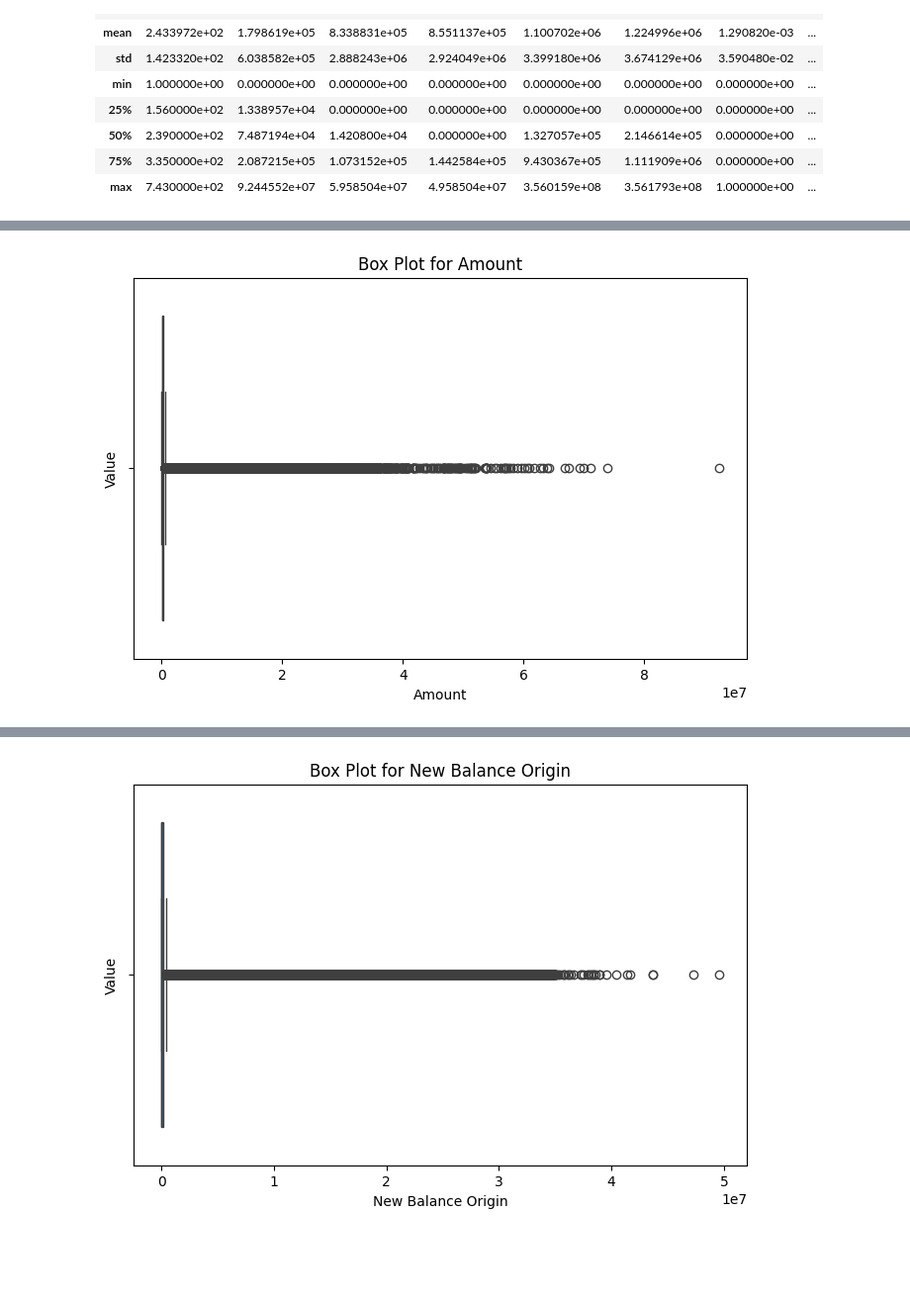
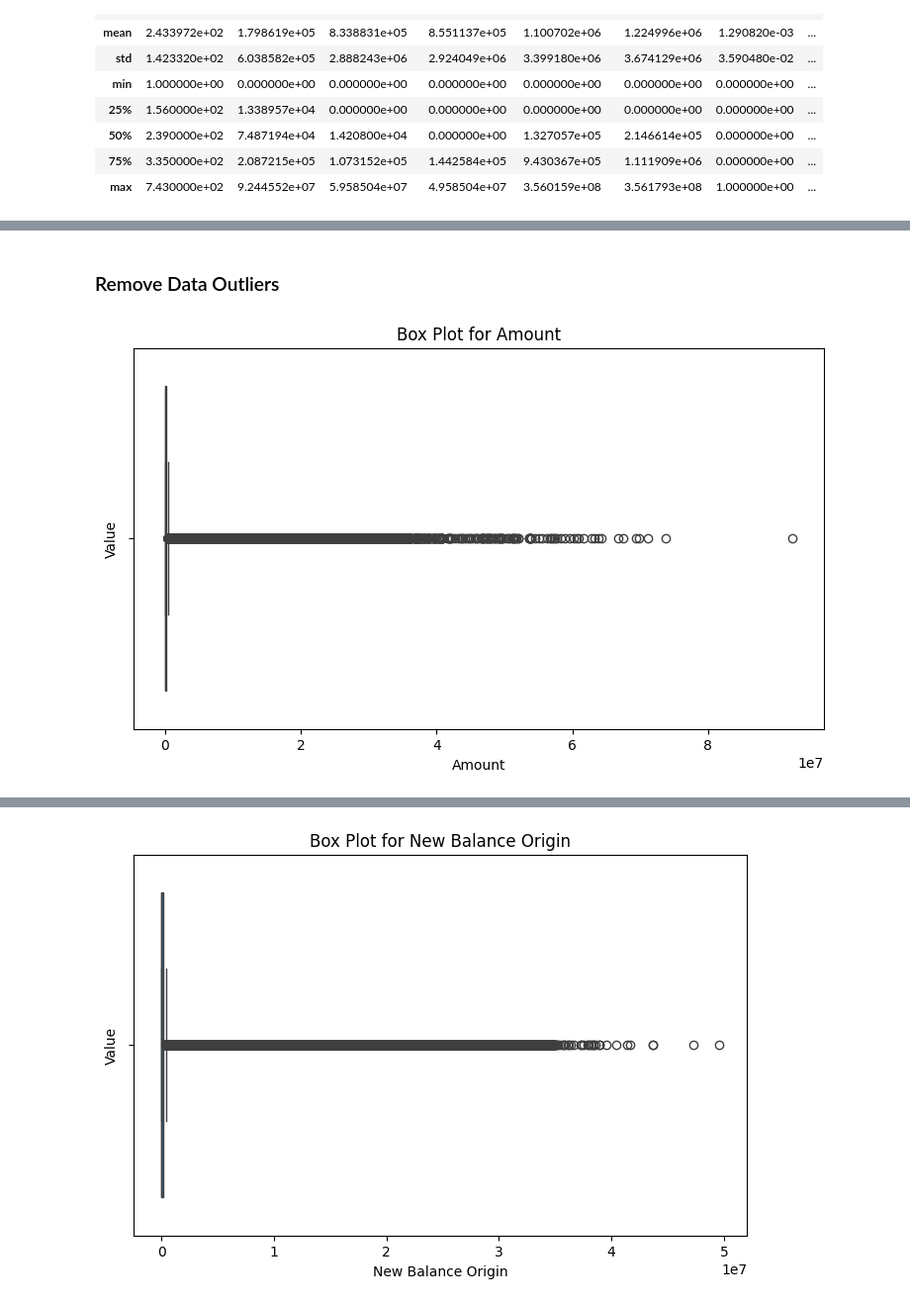
Before and after one commit to honeydewsago/MachineLearningCW, a Jupyter notebook: FraudPrediction.ipynb, the cells around one changed output, grey strips where cells are left out. Shown: that part at 99% size. Saved outputs shown, nothing was run; the diff lists cells and outputs as text; code cells hidden in the pictures; blank space fills up the shorter version.

```diff
--- a/FraudPrediction.ipynb
+++ b/FraudPrediction.ipynb
@@ -11,8 +14,8 @@ import matplotlib.pyplot as plt
 import seaborn as sns
 # %%
 # Load the CSV file into a DataFrame
-df = pd.read_csv('fraud.csv')
-df.head(10)
+fraud = pd.read_csv('fraud.csv')
+fraud.head(10)
 # %% [output]
 |  | step | type | amount | nameOrig | oldbalanceOrg | newbalanceOrig | nameDest | oldbalanceDest | ... |
 | 0 | 1 | PAYMENT | 9839.64 | C1231006815 | 170136.00 | 160296.36 | M1979787155 | 0.0 | ... |
@@ -109,10 +117,12 @@ plt.show()
+# %% [markdown]
+### Remove Data Outliers
 # %%
-plt.figure(figsize=(8, 5))
-sns.boxplot(x='amount', data=df)
+plt.figure(figsize=(9, 5))
+sns.boxplot(x='amount', data=fraud)
 plt.title('Box Plot for Amount')
 plt.xlabel('Amount')
 plt.ylabel('Value')
 plt.show()
 # %% [output]
-[figure, old version]
+[figure, new version]
 # %%
```
Also changed, not shown: parts of 114 cells of this notebook.
